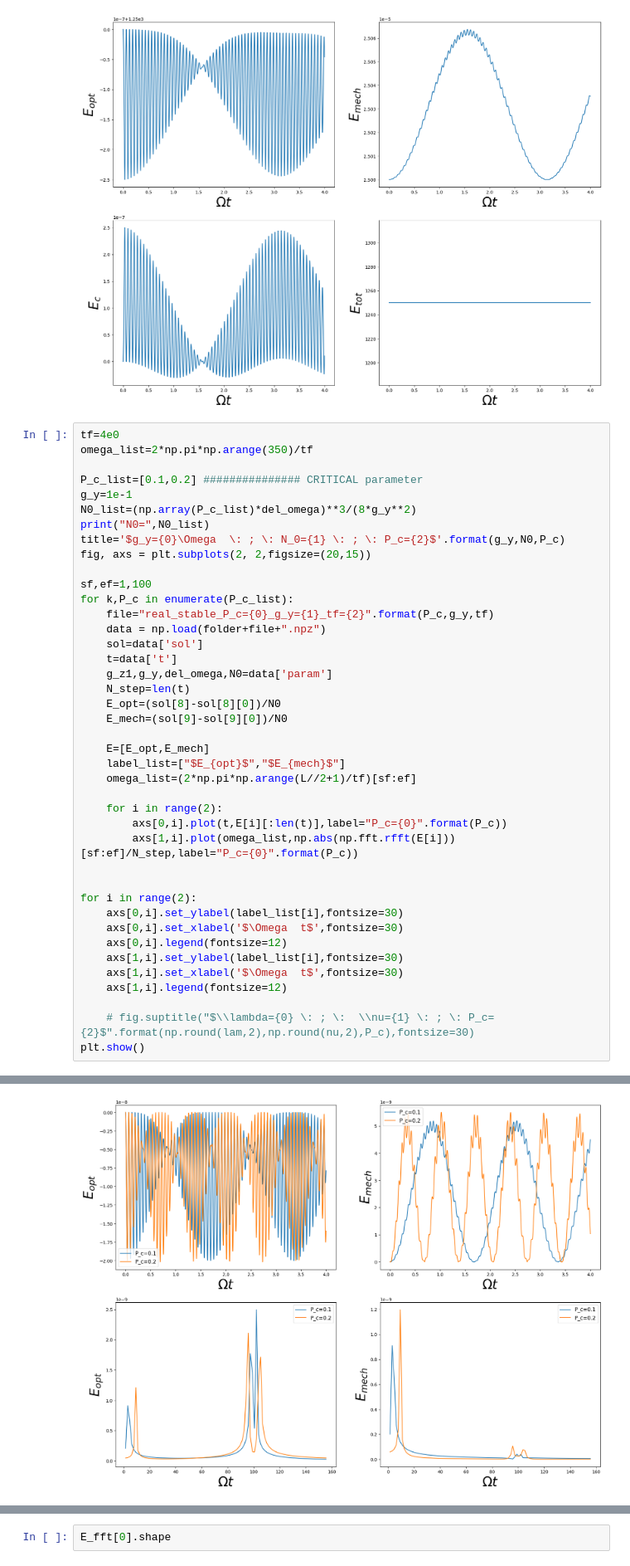
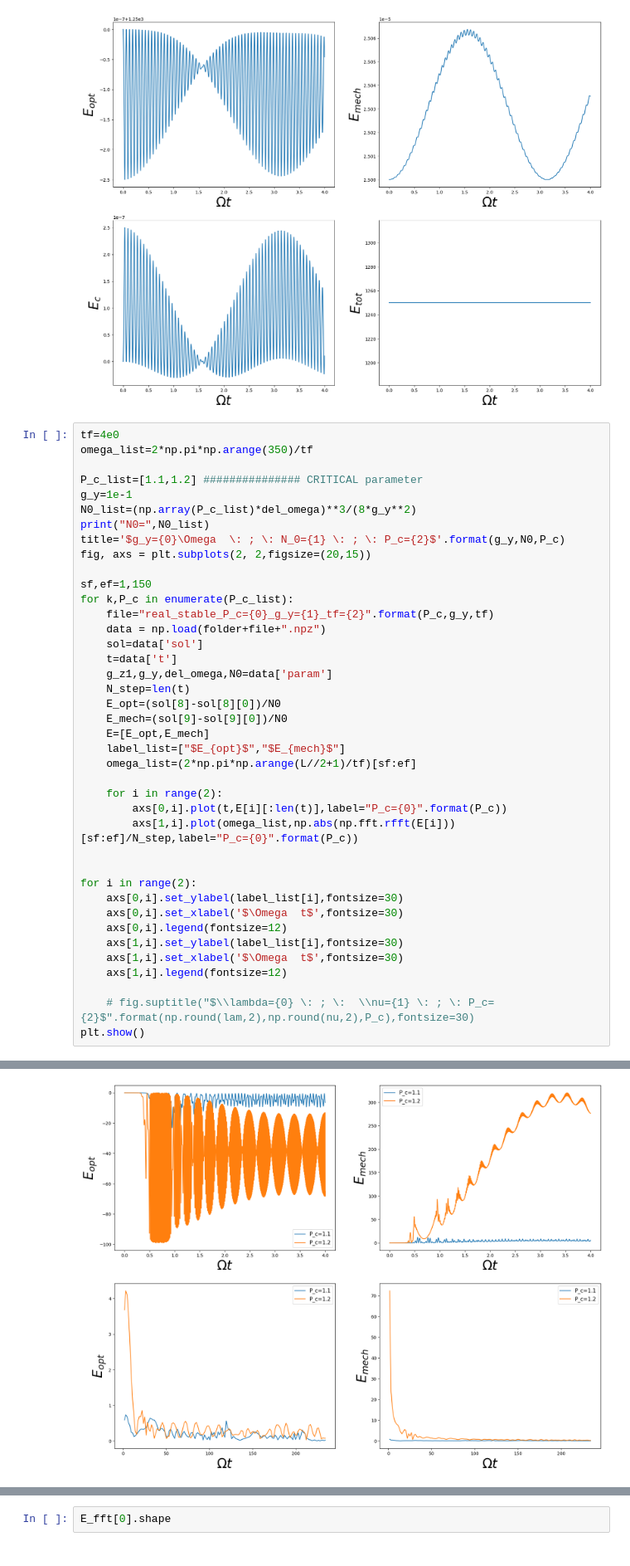
Before and after one commit to Satyamjha2/Optomechanics, a Jupyter notebook: new_model_plots.ipynb, the cells around one changed output, grey strips where cells are left out. Shown at 83% size. Saved outputs shown, nothing was run; the diff lists cells and outputs as text.

```diff
--- a/new_model_plots.ipynb
+++ b/new_model_plots.ipynb
@@ -147,14 +148,14 @@ N0= 12.499999999999998
 tf=4e0
 omega_list=2*np.pi*np.arange(350)/tf
 
-P_c_list=[0.1,0.2] ############### CRITICAL parameter
+P_c_list=[1.1,1.2] ############### CRITICAL parameter
 g_y=1e-1
 N0_list=(np.array(P_c_list)*del_omega)**3/(8*g_y**2)
 print("N0=",N0_list)
 title='$g_y={0}\Omega  \: ; \: N_0={1} \: ; \: P_c={2}$'.format(g_y,N0,P_c)
 fig, axs = plt.subplots(2, 2,figsize=(20,15))
 
-sf,ef=1,100
+sf,ef=1,150
 for k,P_c in enumerate(P_c_list):
     file="real_stable_P_c={0}_g_y={1}_tf={2}".format(P_c,g_y,tf)
     data = np.load(folder+file+".npz")
@@ -164,7 +165,6 @@ for k,P_c in enumerate(P_c_list):
     N_step=len(t)
     E_opt=(sol[8]-sol[8][0])/N0
     E_mech=(sol[9]-sol[9][0])/N0
-
     E=[E_opt,E_mech]
     label_list=["$E_{opt}$","$E_{mech}$"]
     omega_list=(2*np.pi*np.arange(L//2+1)/tf)[sf:ef]
@@ -189 +189 @@ N0= [ 12500. 100000.]
-[figure, old version]
+[figure, new version]
```
Also changed, not shown: parts of 10 cells of this notebook, 1 other file.
